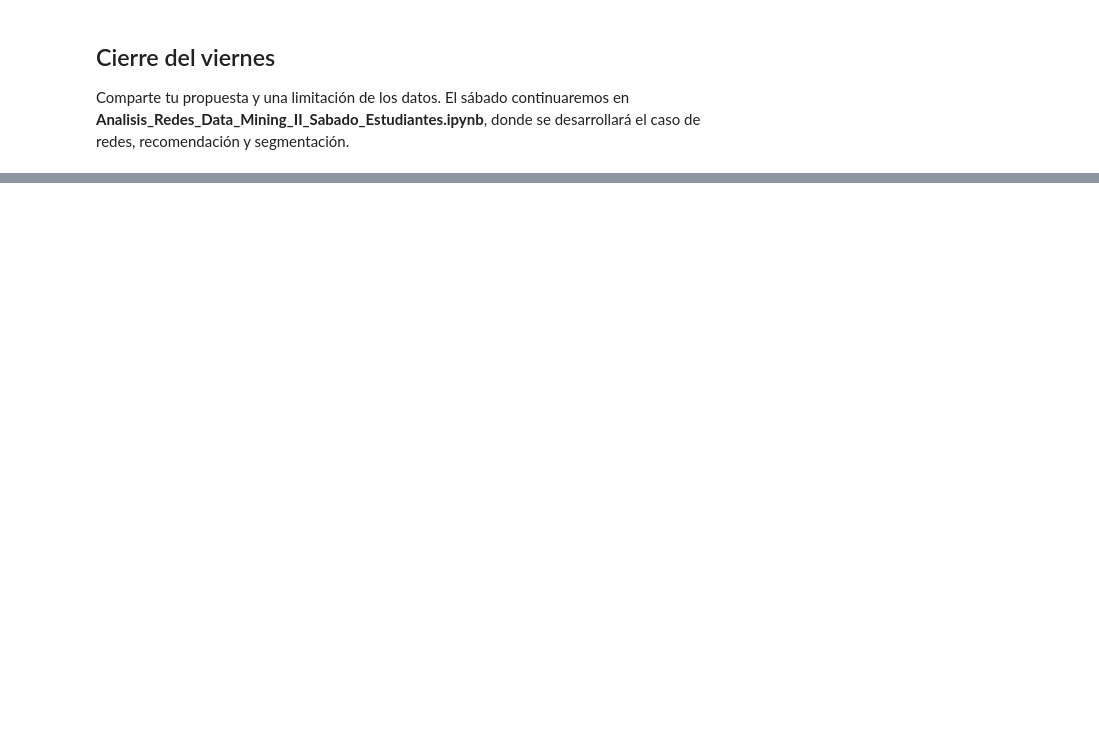
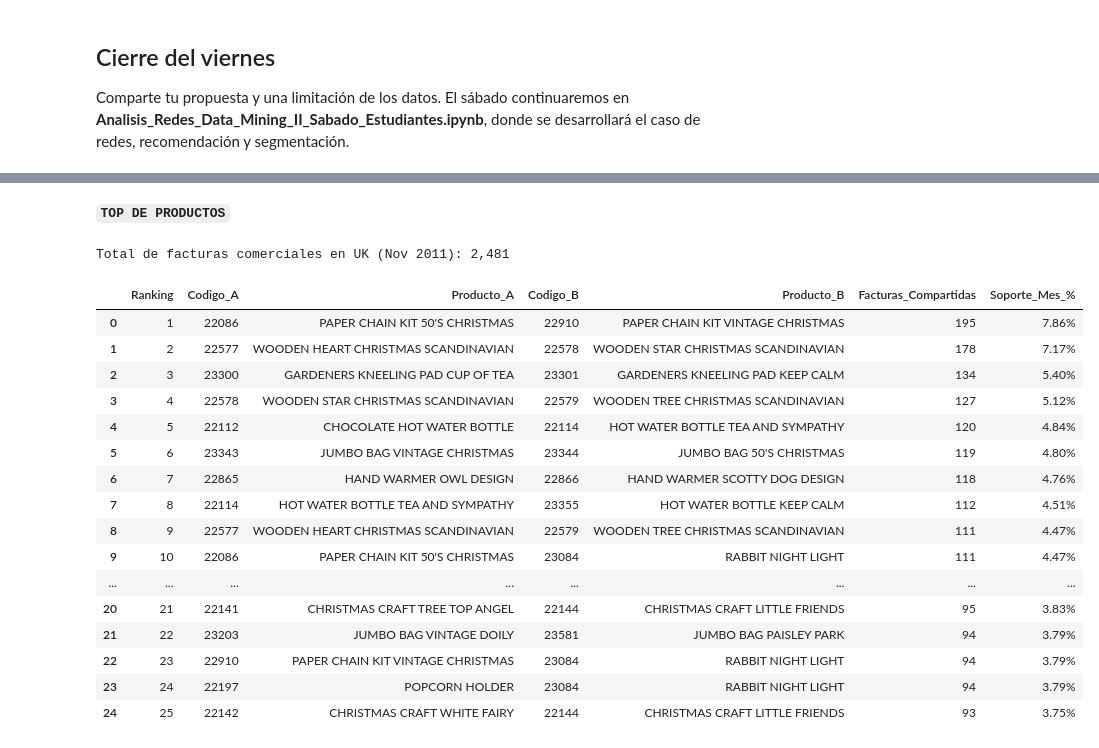
Before and after one commit to Mayte-Otavalo/IA, a Jupyter notebook: A_Analisis_Redes_Data_Mining_II_Viernes_Estudiantes_(1).ipynb, the cells around one changed output, grey strips where cells are left out. Drawn from its saved outputs; the diff is of its cells as text; code cells hidden in the pictures; blank space fills up the shorter version.

```diff
--- a/A_Analisis_Redes_Data_Mining_II_Viernes_Estudiantes_(1).ipynb
+++ b/A_Analisis_Redes_Data_Mining_II_Viernes_Estudiantes_(1).ipynb
@@ -1289,0 +1400,74 @@ Comparte tu propuesta y una limitación de los datos. El sábado continuaremos e
+# %% [markdown]
+**`TOP DE PRODUCTOS`**
+# %%
+from collections import Counter
+from itertools import combinations
+import pandas as pd
+
+# 1. Excluir códigos administrativos no comerciales (portes, comisiones, etc.)
+codigos_no_comerciales = ['POST', 'DOT', 'M', 'C2', 'D', 'S', 'CRUK', 'PADS', 'B', 'm', 'BANK CHARGES', 'AMAZONFEE']
+df_prod_uk_nov = df_uk_nov_2011[~df_uk_nov_2011['StockCode'].astype(str).isin(codigos_no_comerciales)].copy()
+
+# Diccionario para mapear cada StockCode con su descripción más frecuente en ese mes
+desc_dict_nov = (
+    df_prod_uk_nov.dropna(subset=['Description'])
+    .groupby('StockCode')['Description']
+    .agg(lambda x: x.value_counts().index[0])
+    .to_dict()
+)
+
+# 2. Filtrar los Top 100 productos más frecuentes del mes para agilizar el cálculo combinatorio
+# (Si deseas analizar los 2,927 productos sin límite, usa: df_sub_nov = df_prod_uk_nov)
+top_prods_nov = df_prod_uk_nov['StockCode'].value_counts().head(100).index
+df_sub_nov = df_prod_uk_nov[df_prod_uk_nov['StockCode'].isin(top_prods_nov)]
+
+# 3. Contar co-ocurrencias (pares de productos distintos dentro de la misma factura)
+pares_uk_nov = Counter()
+for _, grupo in df_sub_nov.groupby('InvoiceNo'):
+    articulos = sorted(set(grupo['StockCode']))
+    if len(articulos) > 1:
+        pares_uk_nov.update(combinations(articulos, 2))
+
+# 4. Construir la tabla con el Top 25 de pares más compartidos en UK - Noviembre 2011
+top_25_uk_nov = pd.DataFrame(
+    pares_uk_nov.most_common(25),
+    columns=['Par_StockCode', 'Facturas_Compartidas']
+)
+
+top_25_uk_nov.insert(0, 'Ranking', range(1, len(top_25_uk_nov) + 1))
+top_25_uk_nov['Codigo_A'] = top_25_uk_nov['Par_StockCode'].apply(lambda x: x[0])
+top_25_uk_nov['Producto_A'] = top_25_uk_nov['Codigo_A'].map(desc_dict_nov)
+top_25_uk_nov['Codigo_B'] = top_25_uk_nov['Par_StockCode'].apply(lambda x: x[1])
+top_25_uk_nov['Producto_B'] = top_25_uk_nov['Codigo_B'].map(desc_dict_nov)
+
+# Calcular soporte porcentual sobre las facturas comerciales de UK en noviembre 2011
+total_facturas_nov = df_prod_uk_nov['InvoiceNo'].nunique()
+top_25_uk_nov['Soporte_Mes_%'] = (top_25_uk_nov['Facturas_Compartidas'] / total_facturas_nov) * 100
+
+print(f"Total de facturas comerciales en UK (Nov 2011): {total_facturas_nov:,}")
+cols_mostrar = ['Ranking', 'Codigo_A', 'Producto_A', 'Codigo_B', 'Producto_B', 'Facturas_Compartidas', 'Soporte_Mes_%']
+display(
+    top_25_uk_nov[cols_mostrar].style.format({
+        'Facturas_Compartidas': '{:,}',
+        'Soporte_Mes_%': '{:.2f}%'
+    })
+)
+# %% [output]
+Total de facturas comerciales en UK (Nov 2011): 2,481
+|  | Ranking | Codigo_A | Producto_A | Codigo_B | Producto_B | Facturas_Compartidas | Soporte_Mes_% |
+| 0 | 1 | 22086 | PAPER CHAIN KIT 50'S CHRISTMAS | 22910 | PAPER CHAIN KIT VINTAGE CHRISTMAS | 195 | 7.86% |
+| 1 | 2 | 22577 | WOODEN HEART CHRISTMAS SCANDINAVIAN | 22578 | WOODEN STAR CHRISTMAS SCANDINAVIAN | 178 | 7.17% |
+| 2 | 3 | 23300 | GARDENERS KNEELING PAD CUP OF TEA | 23301 | GARDENERS KNEELING PAD KEEP CALM | 134 | 5.40% |
+| 3 | 4 | 22578 | WOODEN STAR CHRISTMAS SCANDINAVIAN | 22579 | WOODEN TREE CHRISTMAS SCANDINAVIAN | 127 | 5.12% |
+| 4 | 5 | 22112 | CHOCOLATE HOT WATER BOTTLE | 22114 | HOT WATER BOTTLE TEA AND SYMPATHY | 120 | 4.84% |
+| 5 | 6 | 23343 | JUMBO BAG VINTAGE CHRISTMAS | 23344 | JUMBO BAG 50'S CHRISTMAS | 119 | 4.80% |
+| 6 | 7 | 22865 | HAND WARMER OWL DESIGN | 22866 | HAND WARMER SCOTTY DOG DESIGN | 118 | 4.76% |
+| 7 | 8 | 22114 | HOT WATER BOTTLE TEA AND SYMPATHY | 23355 | HOT WATER BOTTLE KEEP CALM | 112 | 4.51% |
+| 8 | 9 | 22577 | WOODEN HEART CHRISTMAS SCANDINAVIAN | 22579 | WOODEN TREE CHRISTMAS SCANDINAVIAN | 111 | 4.47% |
+| 9 | 10 | 22086 | PAPER CHAIN KIT 50'S CHRISTMAS | 23084 | RABBIT NIGHT LIGHT | 111 | 4.47% |
+| ... | ... | ... | ... | ... | ... | ... | ... |
+| 20 | 21 | 22141 | CHRISTMAS CRAFT TREE TOP ANGEL | 22144 | CHRISTMAS CRAFT LITTLE FRIENDS | 95 | 3.83% |
+| 21 | 22 | 23203 | JUMBO BAG VINTAGE DOILY | 23581 | JUMBO BAG PAISLEY PARK | 94 | 3.79% |
+| 22 | 23 | 22910 | PAPER CHAIN KIT VINTAGE CHRISTMAS | 23084 | RABBIT NIGHT LIGHT | 94 | 3.79% |
+| 23 | 24 | 22197 | POPCORN HOLDER | 23084 | RABBIT NIGHT LIGHT | 94 | 3.79% |
+| 24 | 25 | 22142 | CHRISTMAS CRAFT WHITE FAIRY | 22144 | CHRISTMAS CRAFT LITTLE FRIENDS | 93 | 3.75% |
```
Also changed, not shown: parts of 10 cells of this notebook.
